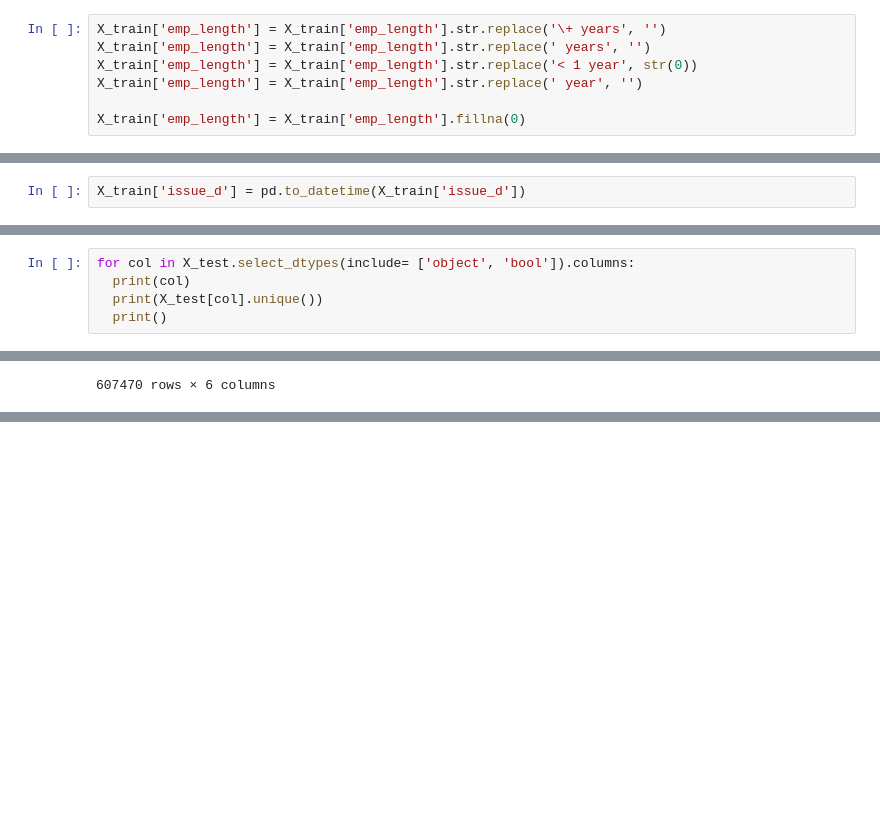
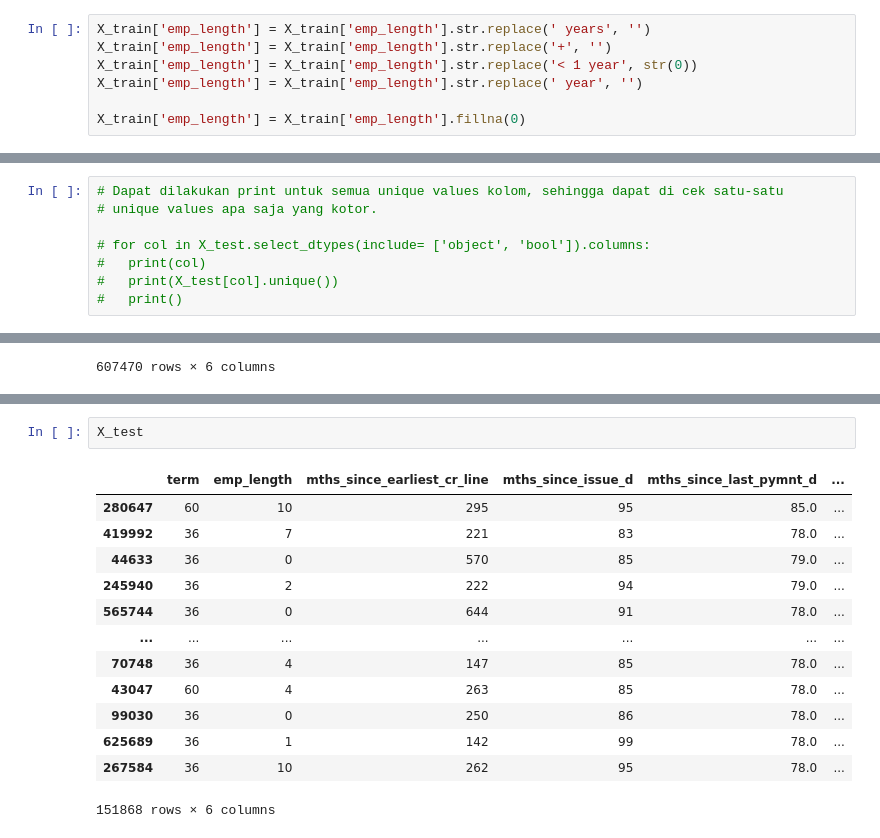
Before and after one commit to FemasAriandaRizki/credit_risk_model, a Jupyter notebook: Credit Risk Model.ipynb, the cells around one changed output, grey strips where cells are left out. Saved outputs shown, nothing was run; the diff lists cells and outputs as text; blank space fills up the shorter version.

```diff
--- a/Credit Risk Model.ipynb
+++ b/Credit Risk Model.ipynb
@@ -256,8 +265,8 @@ array(['4 years', '10+ years', '< 1 year', '5 years', '6 years',
        '7 years', '2 years', '3 years', '8 years', '1 year', nan,
        '9 years'], dtype=object)
 # %%
-X_train['emp_length'] = X_train['emp_length'].str.replace('\+ years', '')
 X_train['emp_length'] = X_train['emp_length'].str.replace(' years', '')
+X_train['emp_length'] = X_train['emp_length'].str.replace('+', '')
 X_train['emp_length'] = X_train['emp_length'].str.replace('< 1 year', str(0))
 X_train['emp_length'] = X_train['emp_length'].str.replace(' year', '')
 
@@ -304,5 +315,3 @@ X_train[col_date]
 | 82596 | Apr-2017 | Jan-2003 | Dec-2017 | Jan-2018 | Dec-2017 |
 | 165904 | Feb-2017 | Nov-2000 | Dec-2017 | Jan-2018 | Dec-2017 |
 607470 rows × 5 columns
-# %%
-X_train['issue_d'] = pd.to_datetime(X_train['issue_d'])
@@ -341,7 +335,10 @@ X_train[col_date]
 | 165904 | 2017-02-01 | 2000-11-01 | 2017-12-01 | 2018-01-01 | 2017-12-01 |
 607470 rows × 5 columns
 # %%
-for col in X_test.select_dtypes(include= ['object', 'bool']).columns:
-  print(col)
-  print(X_test[col].unique())
-  print()
+# Dapat dilakukan print untuk semua unique values kolom, sehingga dapat di cek satu-satu
+# unique values apa saja yang kotor.
+
+# for col in X_test.select_dtypes(include= ['object', 'bool']).columns:
+#   print(col)
+#   print(X_test[col].unique())
+#   print()
@@ -519,0 +524,16 @@ X_train
+# %%
+X_test
+# %% [output]
+|  | term | emp_length | mths_since_earliest_cr_line | mths_since_issue_d | mths_since_last_pymnt_d | ... |
+| 280647 | 60 | 10 | 295 | 95 | 85.0 | ... |
+| 419992 | 36 | 7 | 221 | 83 | 78.0 | ... |
+| 44633 | 36 | 0 | 570 | 85 | 79.0 | ... |
+| 245940 | 36 | 2 | 222 | 94 | 79.0 | ... |
+| 565744 | 36 | 0 | 644 | 91 | 78.0 | ... |
+| ... | ... | ... | ... | ... | ... | ... |
+| 70748 | 36 | 4 | 147 | 85 | 78.0 | ... |
+| 43047 | 60 | 4 | 263 | 85 | 78.0 | ... |
+| 99030 | 36 | 0 | 250 | 86 | 78.0 | ... |
+| 625689 | 36 | 1 | 142 | 99 | 78.0 | ... |
+| 267584 | 36 | 10 | 262 | 95 | 78.0 | ... |
+151868 rows × 6 columns
```
Also changed, not shown: parts of 34 cells of this notebook.
